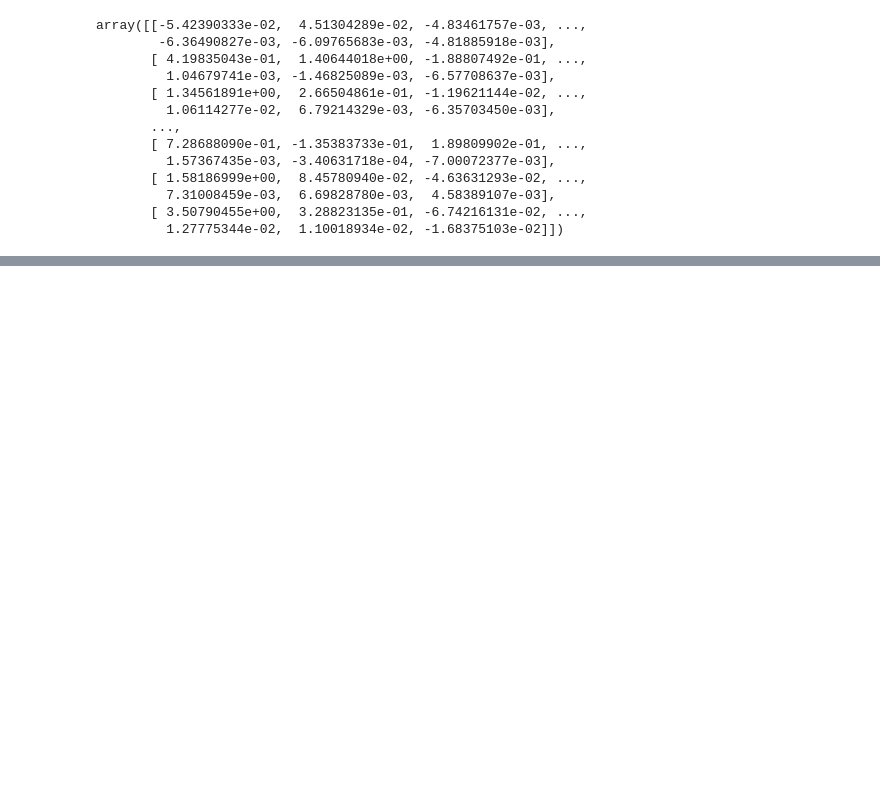
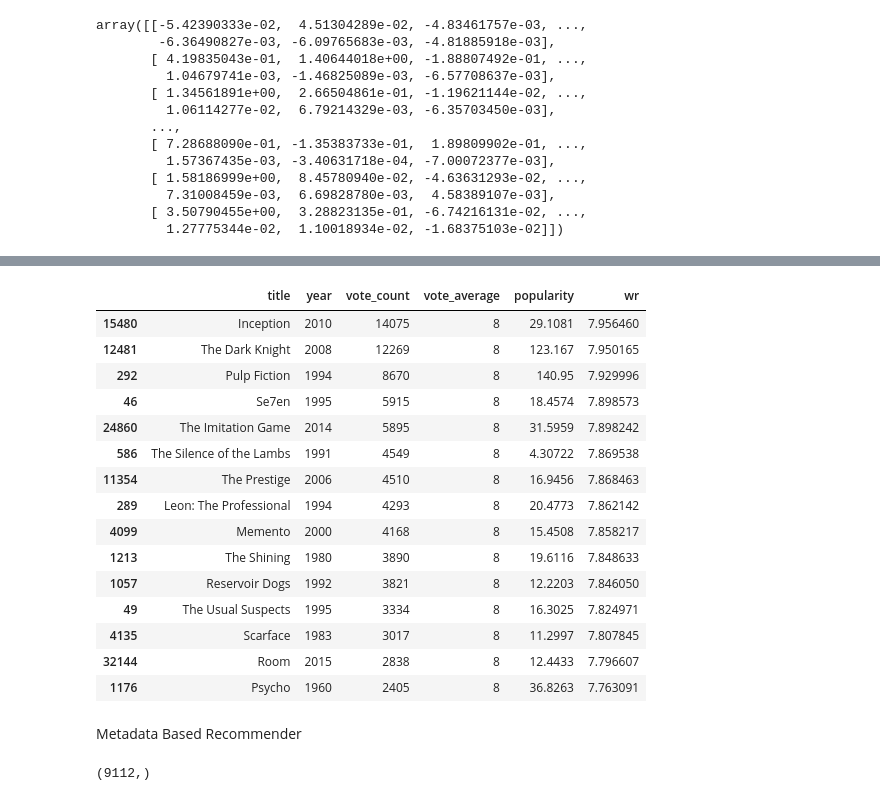
Before and after one commit to NatalijaKom/Recommender-System, a Jupyter notebook: colaborativeFiltering2.ipynb, the cells around one changed output, grey strips where cells are left out. Saved outputs shown, nothing was run; the diff lists cells and outputs as text; code cells hidden in the pictures; blank space fills up the shorter version.

```diff
--- a/colaborativeFiltering2.ipynb
+++ b/colaborativeFiltering2.ipynb
@@ -177,0 +235,45 @@ already_rated
+# %%
+#sada zelimo top prema zanru
+#iz movies uzmemo samo genres i dodamo mu index po filmu i na kraju uzmemo samo prvi
+
+s = movies.apply(lambda x: pd.Series(x['genres']),axis=1).stack().reset_index(level=1, drop=True)
+s.name = 'genre'
+gen_movies = movies.drop('genres', axis=1).join(s)
+# %%
+#primenimo skoro sve ovo odozgo :D id dobijemo preporuku po zanru
+def build_chart(genre, percentile=0.85):
+    df = gen_movies[gen_movies['genre'] == genre]
+    vote_counts = df[df['vote_count'].notnull()]['vote_count'].astype('int')
+    vote_averages = df[df['vote_average'].notnull()]['vote_average'].astype('int')
+    C = vote_averages.mean()
+    m = vote_counts.quantile(percentile)
+
+    qualified = df[(df['vote_count'] >= m) & (df['vote_count'].notnull()) & (df['vote_average'].notnull())][['title', 'year', 'vote_count', 'vote_average', 'popularity']]
+    qualified['vote_count'] = qualified['vote_count'].astype('int')
+    qualified['vote_average'] = qualified['vote_average'].astype('int')
+
+    qualified['wr'] = qualified.apply(lambda x: (x['vote_count']/(x['vote_count']+m) * x['vote_average']) + (m/(m+x['vote_count']) * C), axis=1)
+    qualified = qualified.sort_values('wr', ascending=False).head(250)
+
+    return qualified
+# %%
+build_chart('Thriller').head(15)
+# %% [output]
+|  | title | year | vote_count | vote_average | popularity | wr |
+| 15480 | Inception | 2010 | 14075 | 8 | 29.1081 | 7.956460 |
+| 12481 | The Dark Knight | 2008 | 12269 | 8 | 123.167 | 7.950165 |
+| 292 | Pulp Fiction | 1994 | 8670 | 8 | 140.95 | 7.929996 |
+| 46 | Se7en | 1995 | 5915 | 8 | 18.4574 | 7.898573 |
+| 24860 | The Imitation Game | 2014 | 5895 | 8 | 31.5959 | 7.898242 |
+| 586 | The Silence of the Lambs | 1991 | 4549 | 8 | 4.30722 | 7.869538 |
+| 11354 | The Prestige | 2006 | 4510 | 8 | 16.9456 | 7.868463 |
+| 289 | Leon: The Professional | 1994 | 4293 | 8 | 20.4773 | 7.862142 |
+| 4099 | Memento | 2000 | 4168 | 8 | 15.4508 | 7.858217 |
+| 1213 | The Shining | 1980 | 3890 | 8 | 19.6116 | 7.848633 |
+| 1057 | Reservoir Dogs | 1992 | 3821 | 8 | 12.2203 | 7.846050 |
+| 49 | The Usual Suspects | 1995 | 3334 | 8 | 16.3025 | 7.824971 |
+| 4135 | Scarface | 1983 | 3017 | 8 | 11.2997 | 7.807845 |
+| 32144 | Room | 2015 | 2838 | 8 | 12.4433 | 7.796607 |
+| 1176 | Psycho | 1960 | 2405 | 8 | 36.8263 | 7.763091 |
+# %% [markdown]
+Metadata Based Recommender
@@ -177,0 +289,6 @@ already_rated
+# %%
+links_small = pd.read_csv('input/links_small.csv')
+links_small = links_small[links_small['tmdbId'].notnull()]['tmdbId'].astype('int')
+links_small.shape
+# %% [output]
+(9112,)
```
Also changed, not shown: parts of 33 cells of this notebook.
